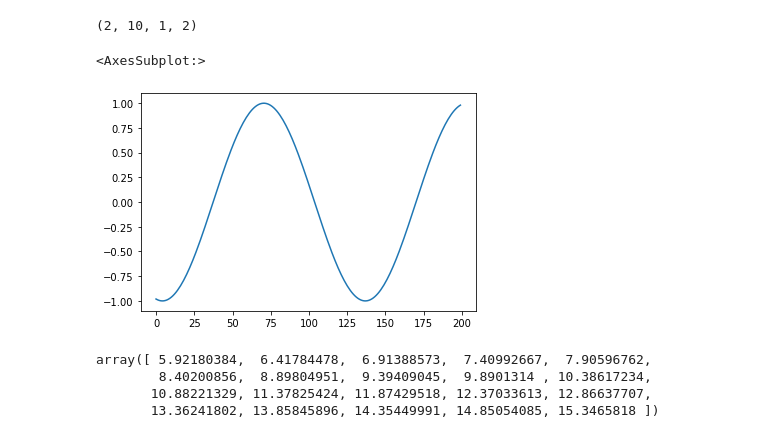
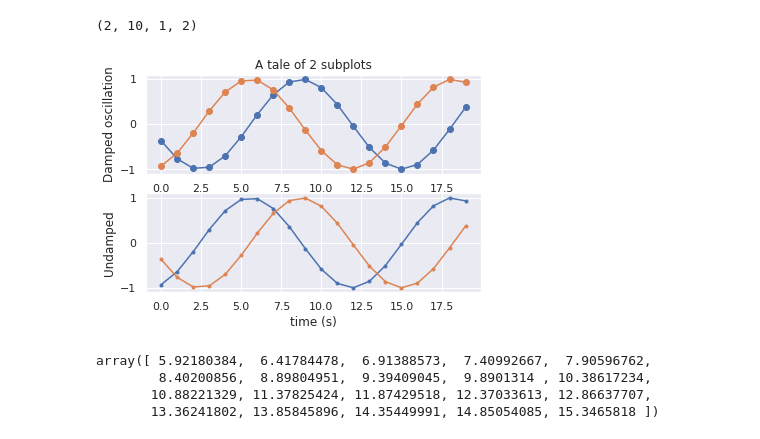
Before and after one commit to S-192-6508/DIS-2021, a Jupyter notebook: DIS-LR5/LR-5.ipynb, the cells around one changed output. Cells and saved outputs as stored; diff of their text form; code cells hidden in the pictures.

```diff
--- a/DIS-LR5/LR-5.ipynb
+++ b/DIS-LR5/LR-5.ipynb
@@ -190,29 +191,40 @@ generate_x_y_data_v1_1(True, 10).shape
 # %% [output]
 (2, 10, 1, 2)
 # %%
-seq_length = 100
+seq_length = 10
 x = []
 y = []
 
 rand = random.random() * 2 * math.pi
 sig1 = np.sin(np.linspace(0.0 * math.pi + rand, 3.0 * math.pi + rand, seq_length * 2))
 sig2 = np.cos(np.linspace(0.0 * math.pi + rand, 3.0 * math.pi + rand, seq_length * 2))
 
 x1 = sig1[:seq_length]
 y1 = sig1[seq_length:]
 x2 = sig2[:seq_length]
 y2 = sig2[seq_length:]
 x_ = np.array([x1, x2])
 y_ = np.array([y1, y2])
 
 x_, y_ = x_.T, y_.T
 x = np.array(x_)
 y = np.array(y_)
 
-sns.lineplot(x=range(seq_length*2), y=sig1)
+plt.subplot(2, 1, 1)
+plt.plot(range(seq_length*2), sig1, 'o-')
+plt.plot(range(seq_length*2), sig2, 'o-')
+plt.title('A tale of 2 subplots')
+plt.ylabel('Damped oscillation')
+
+plt.subplot(2, 1, 2)
+plt.plot(range(seq_length*2), sig2, '.-')
+plt.plot(range(seq_length*2), sig1, '.-')
+plt.xlabel('time (s)')
+plt.ylabel('Undamped')
+
+plt.show()
 # %% [output]
-<AxesSubplot:>
-[figure, old version]
+[figure, new version]
 # %%
 np.linspace(0.0 * math.pi + rand, 3.0 * math.pi + rand, seq_length * 2)
 # %% [output]
```
Also changed, not shown: parts of 2 cells of this notebook, 9 other files.
